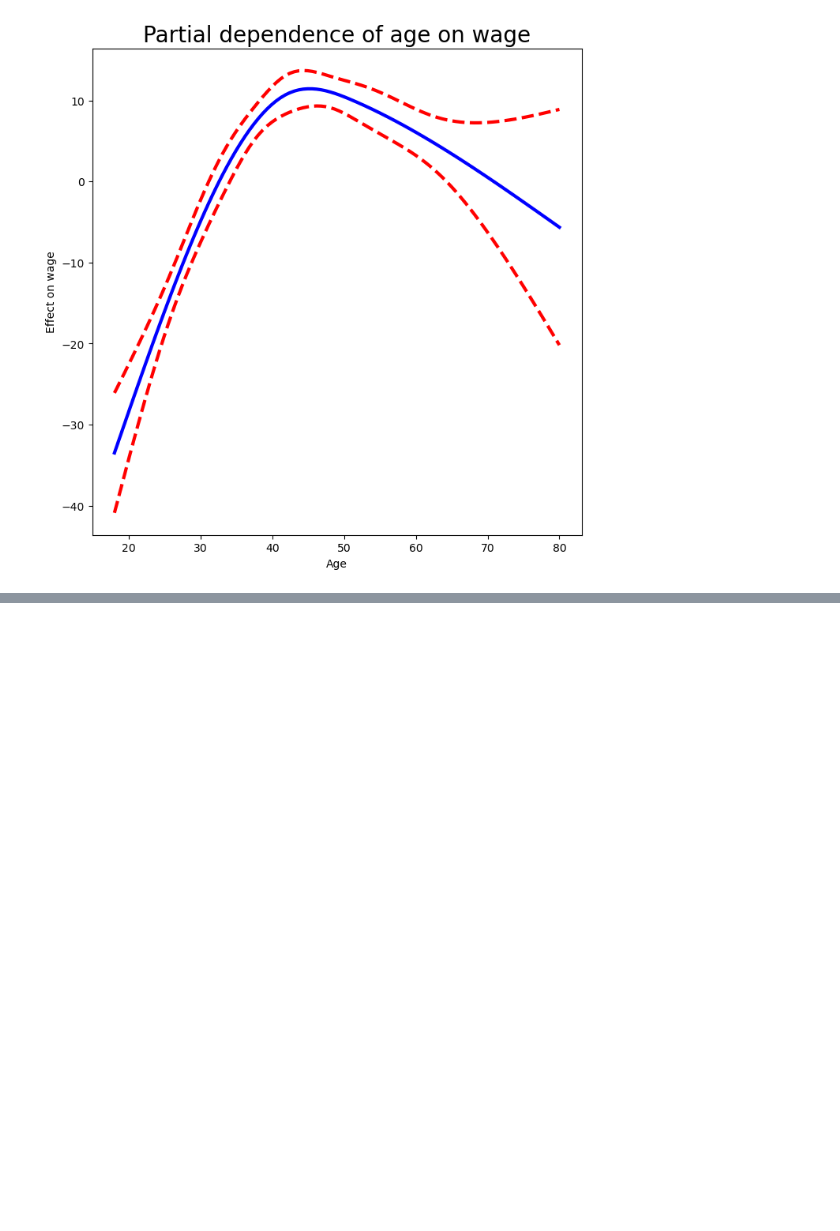
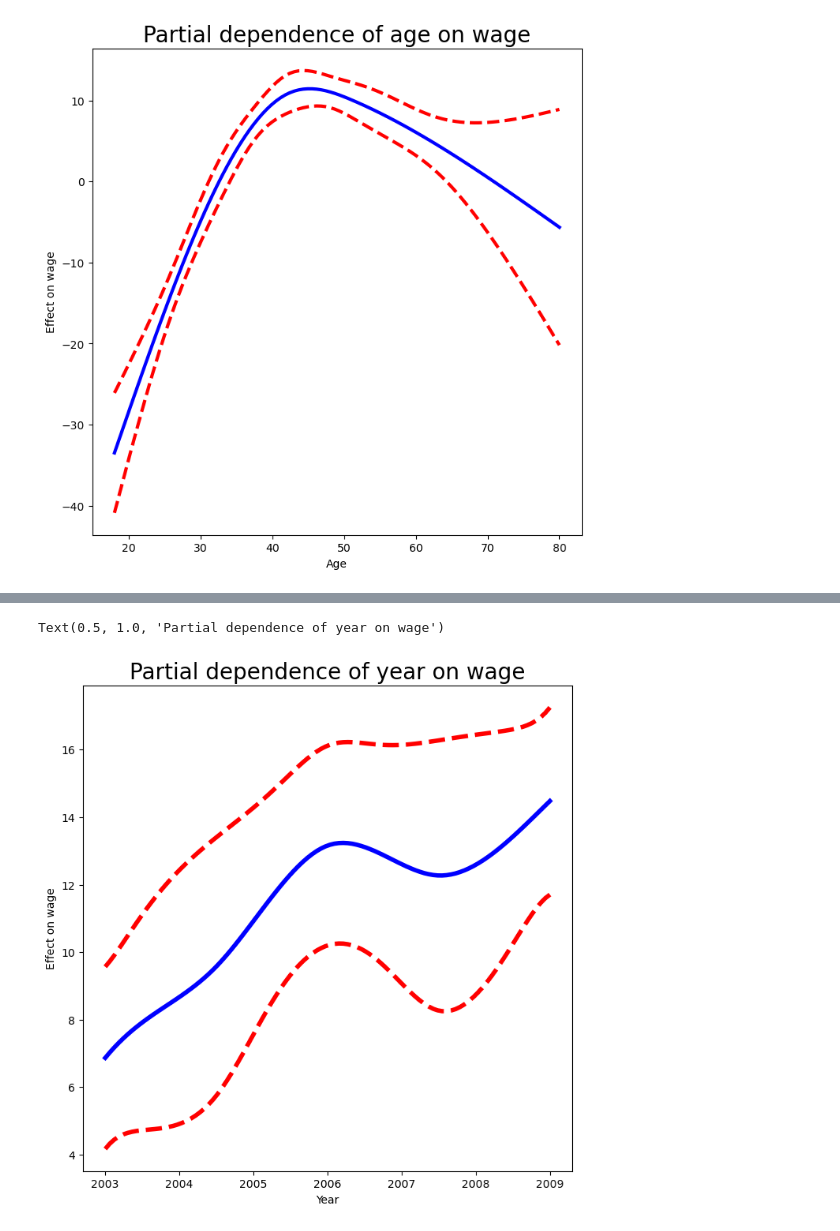
Before and after one commit to kolyakr/ISLP, a Jupyter notebook: 7_moving_beyond_linearity/lab.ipynb, the cells around one changed output, grey strips where cells are left out. Saved outputs shown, nothing was run; the diff lists cells and outputs as text; code cells hidden in the pictures; blank space fills up the shorter version.

```diff
--- a/7_moving_beyond_linearity/lab.ipynb
+++ b/7_moving_beyond_linearity/lab.ipynb
@@ -561,0 +620,17 @@ ax.set_title('Partial dependence of age on wage', fontsize=20);
+# %%
+age_term = gam_full.terms[0]
+age_term.lam = approx_lam(Xgam, age_term, df=4+1)
+year_term = gam_full.terms[1]
+year_term.lam = approx_lam(Xgam, year_term, df=4+1)
+gam_full = gam_full.fit(Xgam, y)
+# %%
+fig, ax = subplots(figsize=(8,8))
+plot_gam(gam_full,
+1,
+ax=ax)
+ax.set_xlabel('Year')
+ax.set_ylabel('Effect on wage')
+ax.set_title('Partial dependence of year on wage', fontsize=20)
+# %% [output]
+Text(0.5, 1.0, 'Partial dependence of year on wage')
+[figure, added]
```
Also changed, not shown: parts of 16 cells of this notebook.
